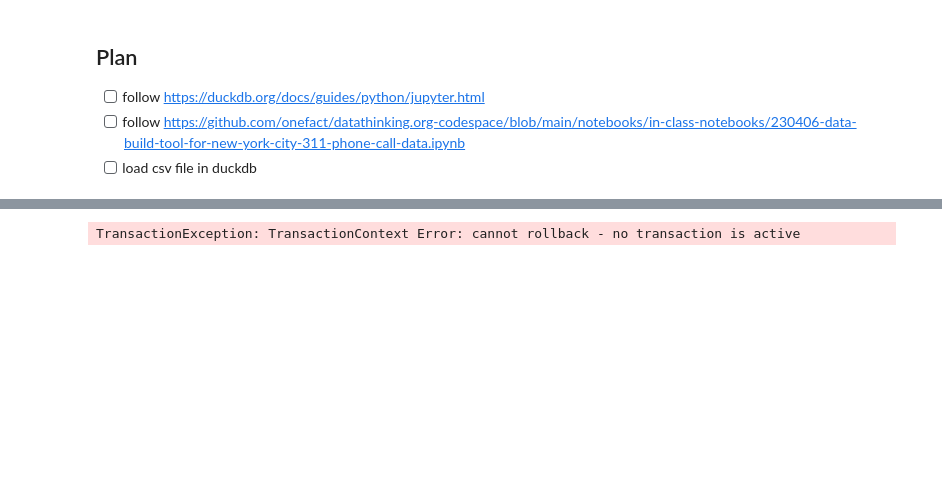
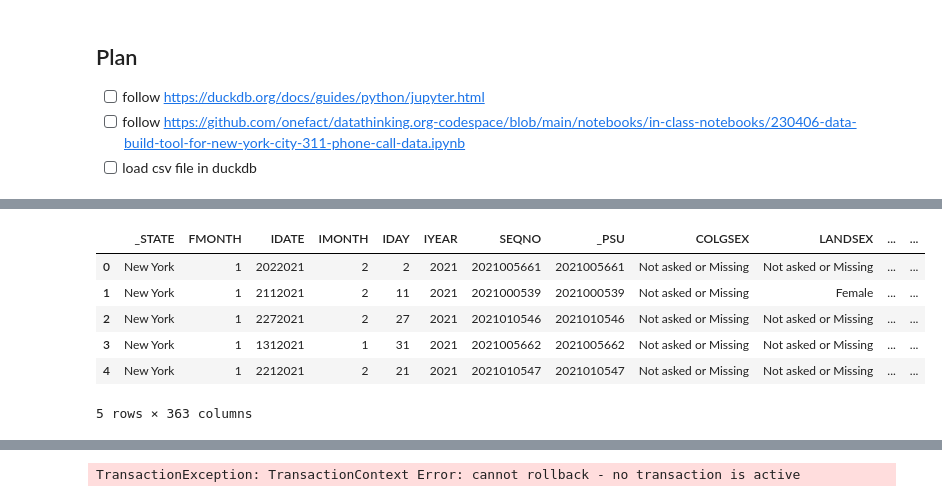
Before and after one commit to onefact/payless.health-quality-metrics, a Jupyter notebook: notebooks/230410-michele-jaan-standardizing-quality-metrics-with-dbt.ipynb, the cells around one changed output, grey strips where cells are left out. Drawn from its saved outputs; the diff is of its cells as text; code cells hidden in the pictures; blank space fills up the shorter version.

```diff
--- a/notebooks/230410-michele-jaan-standardizing-quality-metrics-with-dbt.ipynb
+++ b/notebooks/230410-michele-jaan-standardizing-quality-metrics-with-dbt.ipynb
@@ -27,0 +82,15 @@ HTTP request sent, awaiting response... 404 Not Found
+# %%
+%%sql
+-- Create table from the CSV file using read_csv_auto function
+CREATE TABLE nysdoh_brfss_surveydata AS SELECT * FROM read_csv_auto('/tmp/NYSDOH_BRFSS_SurveyData_2021_fixed.csv');
+
+-- Execute a simple query to test the table
+SELECT * FROM nysdoh_brfss_surveydata LIMIT 5;
+# %% [output]
+|  | _STATE | FMONTH | IDATE | IMONTH | IDAY | IYEAR | SEQNO | _PSU | COLGSEX | LANDSEX | ... | ... |
+| 0 | New York | 1 | 2022021 | 2 | 2 | 2021 | 2021005661 | 2021005661 | Not asked or Missing | Not asked or Missing | ... | ... |
+| 1 | New York | 1 | 2112021 | 2 | 11 | 2021 | 2021000539 | 2021000539 | Not asked or Missing | Female | ... | ... |
+| 2 | New York | 1 | 2272021 | 2 | 27 | 2021 | 2021010546 | 2021010546 | Not asked or Missing | Not asked or Missing | ... | ... |
+| 3 | New York | 1 | 1312021 | 1 | 31 | 2021 | 2021005662 | 2021005662 | Not asked or Missing | Not asked or Missing | ... | ... |
+| 4 | New York | 1 | 2212021 | 2 | 21 | 2021 | 2021010547 | 2021010547 | Not asked or Missing | Not asked or Missing | ... | ... |
+5 rows × 363 columns
```
Also changed, not shown: parts of 5 cells of this notebook.
